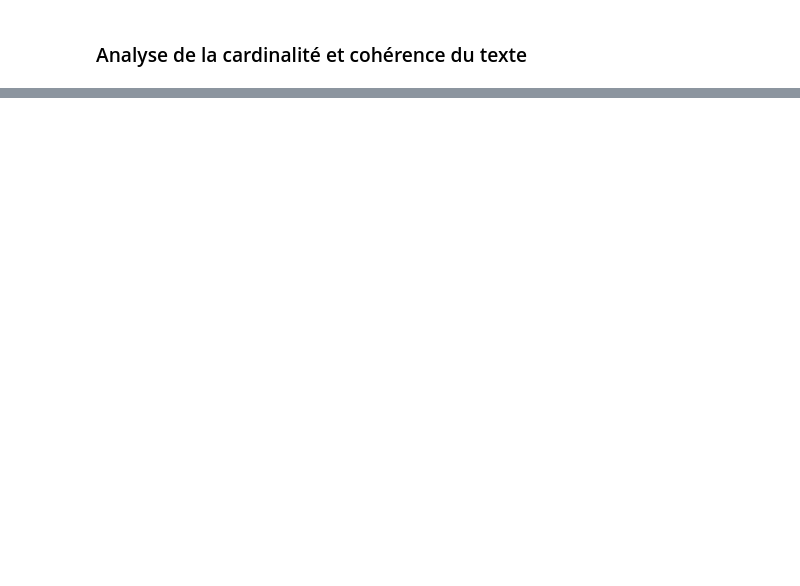
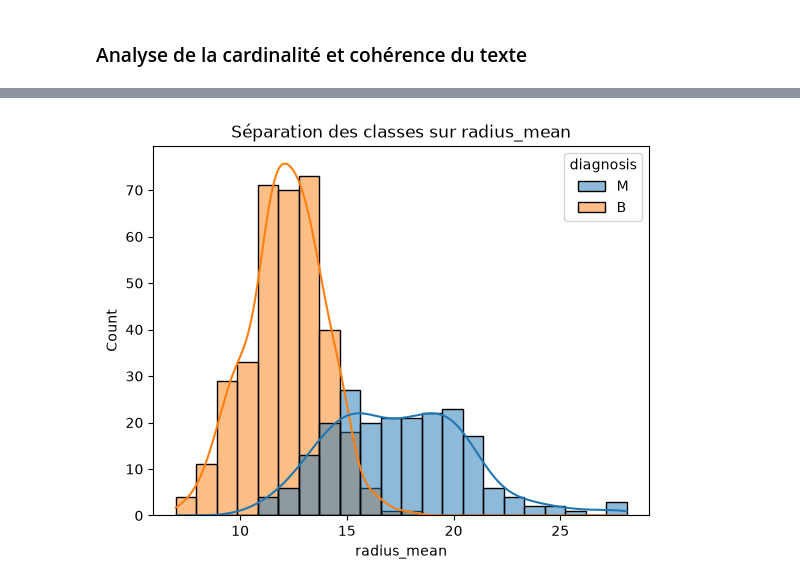
Before and after one commit to philippelaurens/building-perceptron, a Jupyter notebook: notebooks/eda.ipynb, the cells around one changed output, grey strips where cells are left out. Cells and saved outputs as stored; diff of their text form; code cells hidden in the pictures; blank space fills up the shorter version.

```diff
--- a/notebooks/eda.ipynb
+++ b/notebooks/eda.ipynb
@@ -187,0 +310,9 @@ df.describe()
+# %%
+def get_histplot(str):
+    sns.histplot(data=df, x=str, hue='diagnosis', kde=True)
+    plt.title(f"Séparation des classes sur {str}")
+    plt.show()
+
+get_histplot("radius_mean")
+# %% [output]
+[figure, added]
```
Also changed, not shown: parts of 38 cells of this notebook, 1 other file.
